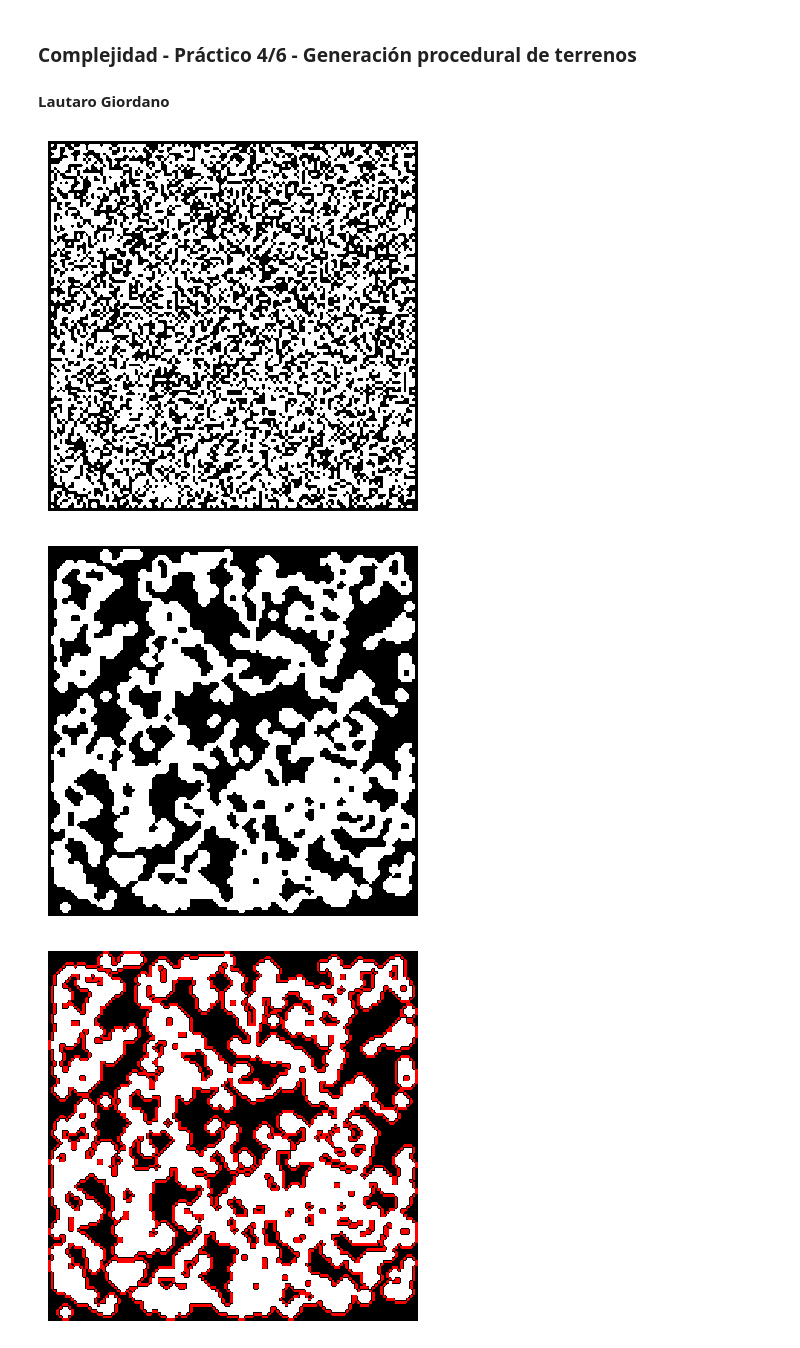
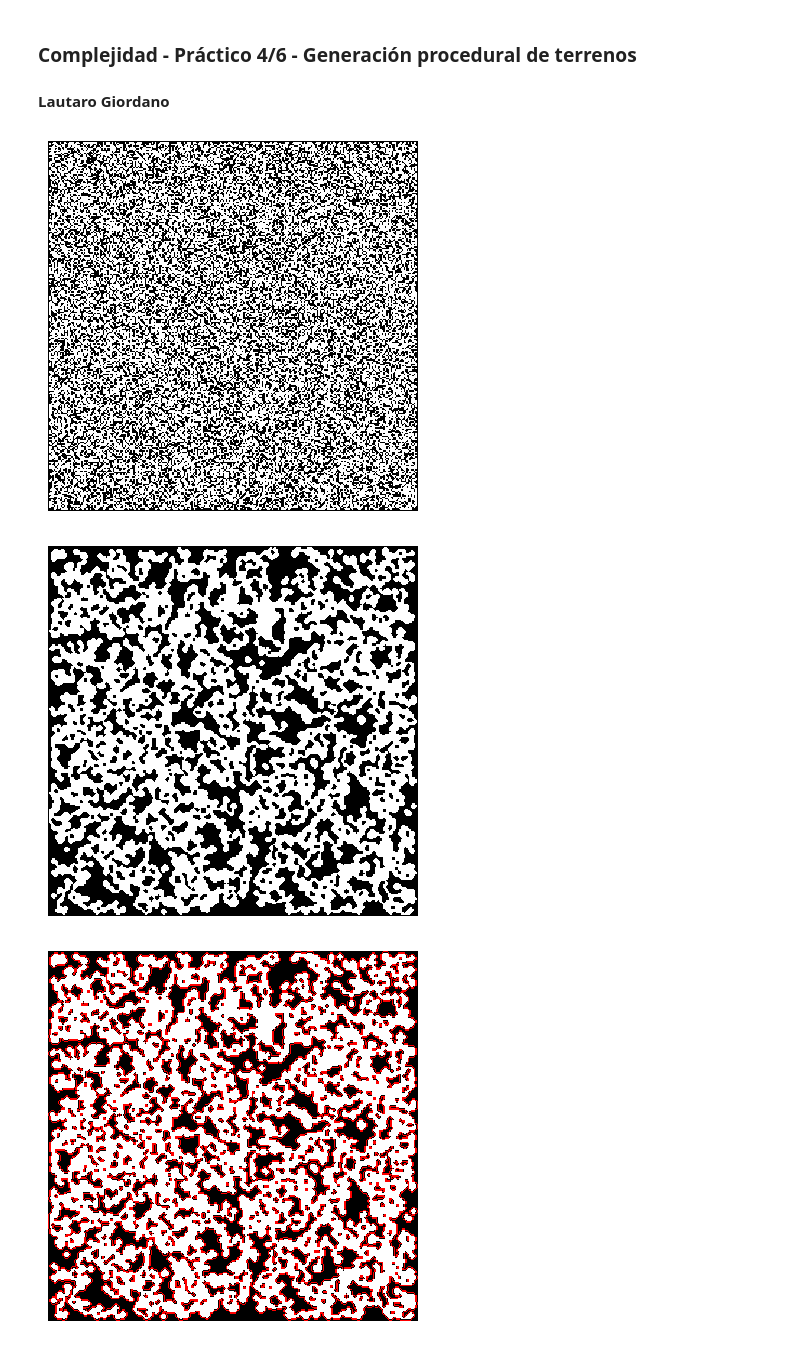
Before and after one commit to lautarogiordano/practicas-complejidad, a Jupyter notebook: p4-generacion-procedural/proc-gen.ipynb, the cells around one changed output. Drawn from its saved outputs; the diff is of its cells as text; code cells hidden in the pictures.

```diff
--- a/p4-generacion-procedural/proc-gen.ipynb
+++ b/p4-generacion-procedural/proc-gen.ipynb
@@ -81,47 +81,39 @@ class cueva:
         ax.axis('off')
         plt.show()
 
-
-    def plot_bordes(self):
-        self.bordes = self.ca
-        fig, ax = plt.subplots()
-        ax.imshow(self.bordes)
-
-
-
     def paso_suavizar_cueva(self):
         cueva = self.cueva.copy()
         # No miro los bordes
         for i in range(1, self.height - 1):
             for j in range(1, self.width - 1):
                 # Miro a primeros vecinos de una celda
                 vecindad = cueva[i-1:i+2, j-1:j+2]
                 # Si hay más de 5 celdas con pared, pongo una pared (regla del automata)
                 if np.sum(vecindad) >= 5:
                     self.cueva[i][j] = 1
                 # Si hay menos de 3 celdas con pared, pongo un espacio vacío
                 elif np.sum(vecindad) <= 3:
                     self.cueva[i][j] = 0
                 # Si hay 4 celdas con pared, dejo como está
 
 
     def suavizar_cueva(self, n_its=5):
         for _ in range(n_its):
             self.paso_suavizar_cueva()
 
 
 
-width, height = 128, 128
+width, height = 256, 256
 
 cueva = cueva(width, height, 0.4, seed=10)
 cueva.plot_cueva(bordes=False)
 cueva.suavizar_cueva(20)
 cueva.plot_cueva()
 cueva.plot_cueva(bordes=True)
 # %% [output]
-[figure, old version]
+[figure, new version]
-[figure, old version]
+[figure, new version]
-[figure, old version]
+[figure, new version]
 # %%
 # Ahora quiero hacer box counting sobre los bordes y estimar su dimension fractal
 # Para eso, primero necesito encontrar los bordes de la cueva
```
Also changed, not shown: parts of 1 cell of this notebook.
